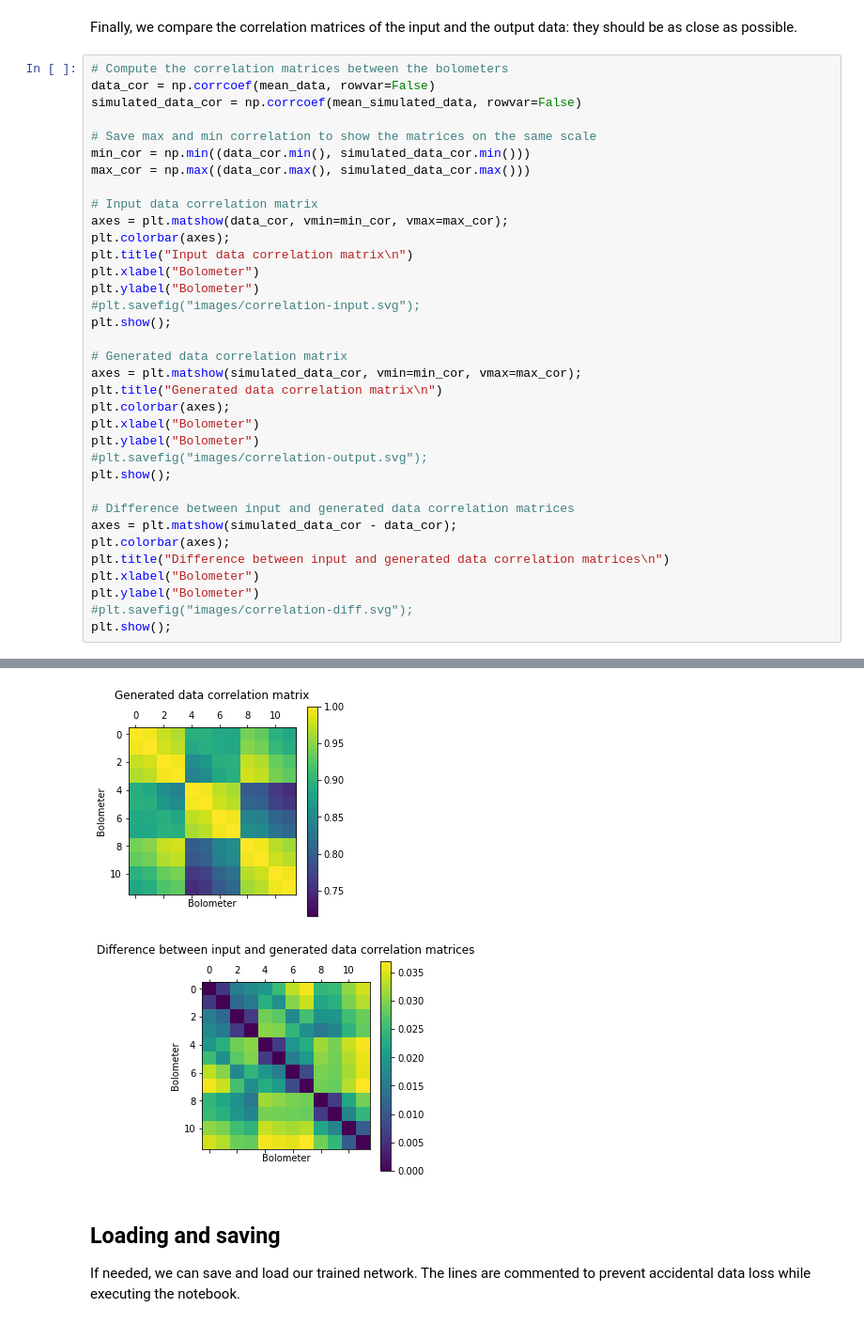
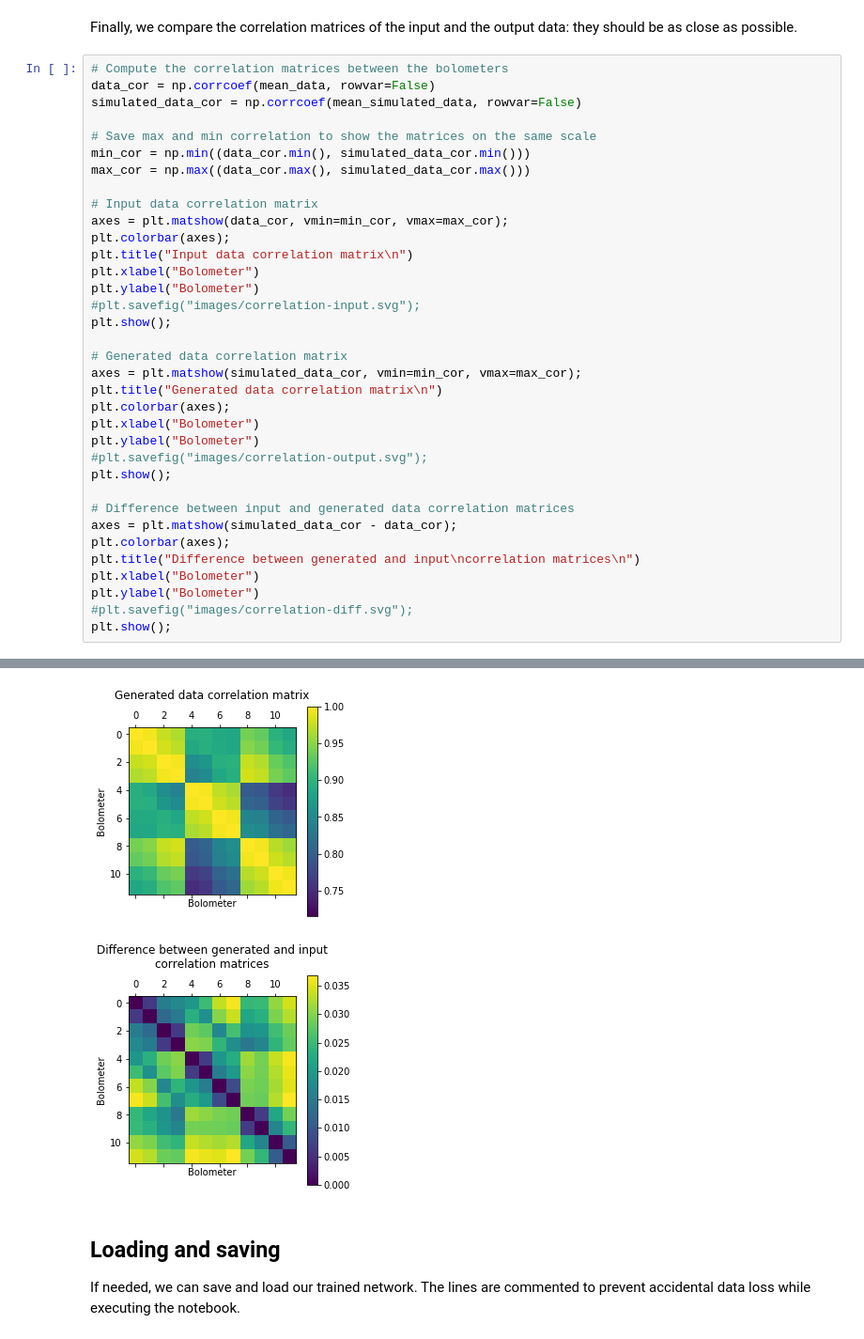
Before and after one commit to teozec/litebird-cosmic-ray-simulator, a Jupyter notebook: litebird-cosmic-ray-simulator.ipynb, the cells around one changed output, grey strips where cells are left out. Shown at 94% size. Saved outputs shown, nothing was run; the diff lists cells and outputs as text.

Commit message:
Better format graph title and fix typo

```diff
--- a/litebird-cosmic-ray-simulator.ipynb
+++ b/litebird-cosmic-ray-simulator.ipynb
@@ -413,35 +414,35 @@ min_cor = np.min((data_cor.min(), simulated_data_cor.min()))
 max_cor = np.max((data_cor.max(), simulated_data_cor.max()))
 
 # Input data correlation matrix
 axes = plt.matshow(data_cor, vmin=min_cor, vmax=max_cor);
 plt.colorbar(axes);
 plt.title("Input data correlation matrix\n")
 plt.xlabel("Bolometer")
 plt.ylabel("Bolometer")
 #plt.savefig("images/correlation-input.svg");
 plt.show();
 
 # Generated data correlation matrix
 axes = plt.matshow(simulated_data_cor, vmin=min_cor, vmax=max_cor);
 plt.title("Generated data correlation matrix\n")
 plt.colorbar(axes);
 plt.xlabel("Bolometer")
 plt.ylabel("Bolometer")
 #plt.savefig("images/correlation-output.svg");
 plt.show();
 
 # Difference between input and generated data correlation matrices
 axes = plt.matshow(simulated_data_cor - data_cor);
 plt.colorbar(axes);
-plt.title("Difference between input and generated data correlation matrices\n")
+plt.title("Difference between generated and input\ncorrelation matrices\n")
 plt.xlabel("Bolometer")
 plt.ylabel("Bolometer")
 #plt.savefig("images/correlation-diff.svg");
 plt.show();
 # %% [output]
 [figure]
 [figure]
-[figure, old version]
+[figure, new version]
 # %% [markdown]
 ## Loading and saving
 If needed, we can save and load our trained network.
```
Also changed, not shown: parts of 2 cells of this notebook.
